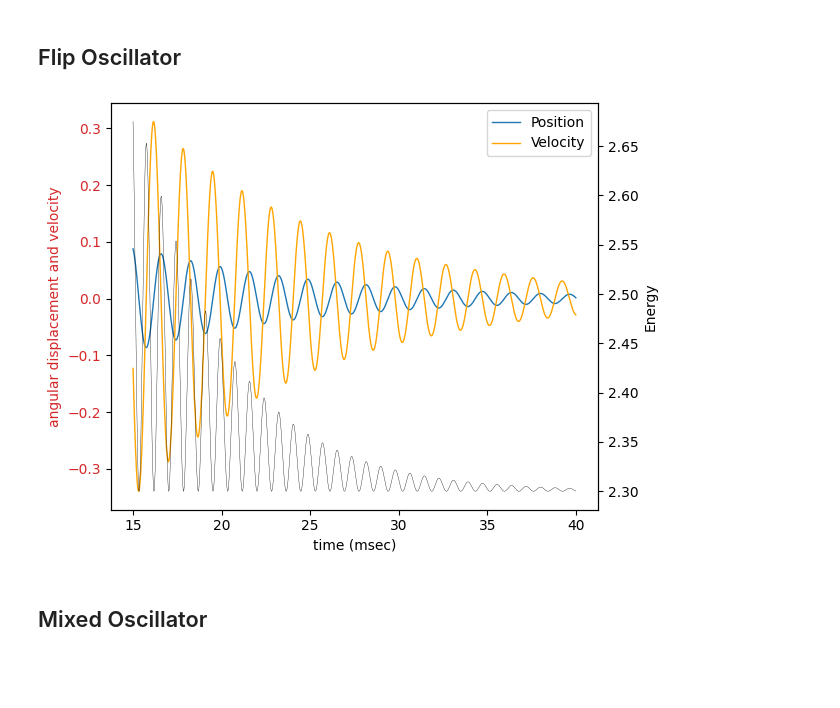
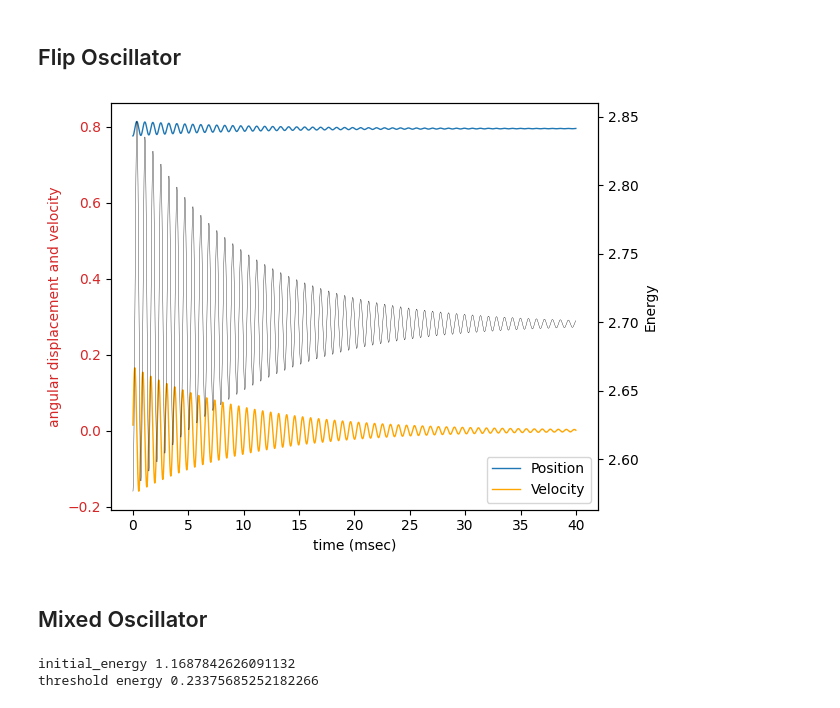
Before and after one commit to ShounakDas101/multibody, a Jupyter notebook: IEEE_Cognition.ipynb, the cells around one changed output. Drawn from its saved outputs; the diff is of its cells as text; code cells hidden in the pictures; blank space fills up the shorter version.

```diff
--- a/IEEE_Cognition.ipynb
+++ b/IEEE_Cognition.ipynb
@@ -8,9 +8,9 @@ from scipy.integrate import odeint
 import random as rnd
 # %%
 I=1.0
-a=5.0
+a=4.0
 b=0.2
-c=2.3
+c=5.0
 f=0.3  # it should be a fraction
 w2=a/I # it is actually square of angular frequency
 
@@ -47,2 +47,13 @@ plt.grid(True)
 # %% [markdown]
 ## Pure Oscillator
+# %%
+def physical_osc(x,t):
+    if   x[0] > 0.5*np.pi:
+        x[0]=0.5*np.pi - x[0] # oscillate between -pi/2 to +pi/2
+    elif x[0]< -0.5*np.pi:
+        x[0]=x[0] - 0.5*np.pi # oscillate between -pi/2 to +pi/2
+    #return  [x[1], -a*np.sin(x[0]) ]
+    #return  [x[1], - f*a*N*np.sin(N*x[0]) ]
+    #return  [x[1], -a*np.sin(x[0]) - f*a*N*np.sin(N*x[0]) ]
+    #return  [x[1], -a*np.sin(x[0])  - f*a*N*np.sin(N*x[0]) - b*x[1] ]
+    return  [x[1], -a*np.sin(x[0]) - f*a*N*np.sin(N*x[0]) - b*x[1]+ c*np.sin(x[0])]
@@ -49,7 +123,8 @@ plt.grid(True)
 # %%
-def physical_osc(x,t):
+
+def flip_osc(x, t):
     if   x[0] > 0.5*np.pi:
         x[0]=0.5*np.pi - x[0] # oscillate between -pi/2 to +pi/2
     elif x[0]< -0.5*np.pi:
         x[0]=x[0] - 0.5*np.pi # oscillate between -pi/2 to +pi/2
-    return  [x[1], -a*np.sin(x[0]) ] # -b*x[1] - f*a*np.sin(N*x[0]) + c*np.sin(x[0])]
+    return  [x[1], -a*np.sin(x[0]) -b*x[1] - f*a*N*np.sin(N*x[0]) + c*np.sin(x[0])]
@@ -114,11 +131,3 @@ def coupled_osc(x, t):
-# %%
-
-def flip_osc(x, t):
-    if   x[0] > 0.5*np.pi:
-        x[0]=0.5*np.pi - x[0] # oscillate between -pi/2 to +pi/2
-    elif x[0]< -0.5*np.pi:
-        x[0]=x[0] - 0.5*np.pi # oscillate between -pi/2 to +pi/2
-    return  [x[1], -a*np.sin(x[0]) -b*x[1] - f*a*np.sin(N*x[0]) + c*np.sin(x[0])]
 # %% [markdown]
 ## Flip Oscillator
 # %%
@@ -133,50 +142,50 @@ enrg_array = np.zeros(no_of_samples)  # energy
 mean_array = np.zeros(no_of_samples)  # mean enegy
 tou_array  = np.ones(no_of_samples)  # tou
 my_time = [0,1e-2] # odeint takes time in terms of array only, h=t1-t0
-theta = 0.5*np.pi/2
+theta = np.pi/4 - 0.01 # never theta = pi/2 or -pi/2
 omega =0
 init_value =[theta, omega] # odeint takes init_value in terms of array only
 for i in range(0,no_of_samples,1):
 
     # Calculate the average of the last 150 elements
     if i<avg_samples:
         mean_array[i] = enrg_array[i]
     else :
         mean_array[i] = np.mean(enrg_array[i-avg_samples:i])
-    enrg_array[i]= a*(1-np.cos(theta))+ f*a*(1-np.cos(N*theta)) + c*np.cos(theta)
+    enrg_array[i]= 0.5*I*omega*omega + a*(1-np.cos(theta))+ f*a*(1-np.cos(N*theta)) + c*(1-np.cos(theta))
     solution = odeint(flip_osc, init_value, my_time)
     posi_array[i]=solution[1,0]
     velo_array[i]=solution[1,1]
     theta=posi_array[i]
     omega=velo_array[i]
     init_value=[theta, omega]
     time_array[i]=i*1e-2
 
 
 fig, ax1 = plt.subplots()
 color = 'tab:red'
 ax1.set_xlabel('time (msec)')
 ax1.set_ylabel('angular displacement and velocity', color=color)
-ax1.plot(time_array[1500:], posi_array[1500:], time_array[1500:], velo_array[1500:],  'orange', linewidth = 1)
+ax1.plot(time_array[0:], posi_array[0:], time_array[0:], velo_array[0:],  'orange', linewidth = 1)
 ax1.tick_params(axis='y', labelcolor=color)
 ax1.legend(['Position', 'Velocity'])
 ax2 = ax1.twinx()  # instantiate a second axes that shares the same x-axis
 
 color = 'tab:blue'
 ax2.set_ylabel('Energy', color='black')  # we already handled the x-label with ax1
-ax2.plot(time_array[1500:], enrg_array[1500:], color='black', linewidth = 0.25)
+ax2.plot(time_array[0:], enrg_array[0:], color='black', linewidth = 0.25)
 ax2.tick_params(axis='y', labelcolor='black')
 #ax2.legend(['Energy'])
 fig.tight_layout()  # otherwise the right y-label is slightly clipped
 plt.show()
 # %% [output]
-[figure, old version]
+[figure, new version]
 # %% [markdown]
 ## Mixed Oscillator
 # %%
 # Next, we create an array of the desired times for the solution.
-no_of_samples = 12000
-tou_0=100
+no_of_samples = 5000
+tou_0=10
 delay =50
 # Create an empty NumPy array of zeros
 time_array = np.zeros(no_of_samples)
@@ -186,24 +195,28 @@ enrg_array = np.zeros(no_of_samples)  # energy
 mean_array = np.zeros(no_of_samples)  # mean enegy
 tou_array  = np.ones(no_of_samples)  # tou
 my_time = [0,1e-2] # odeint takes time in terms of array only, h=t1-t0
-theta = 0.5*np.pi/2
+theta = np.pi/4 -.001
 omega =0
 init_value =[theta, omega] # odeint takes init_value in terms of array only
+initial_energy = 0.5*I*omega*omega + a*(1-np.cos(theta))+ f*a*(1-np.cos(N*theta))
+
+print("initial_energy",initial_energy)
+print("threshold energy", 0.2*initial_energy)
 for i in range(0,no_of_samples,1):
 
     #tou_array[i] = tou_0*np.exp(enrg_array[i]/300)
     # Calculate the average of the last 150 elements
-    if i<1500:
-        mean_array[i] = enrg_array[i]
-    else :
-        mean_array[i] = np.mean(enrg_array[i-1500:i])
+    #if i<1500:
+    #    mean_array[i] = enrg_array[i]
+    #else :
+    #    mean_array[i] = np.mean(enrg_array[i-1500:i])
     # check tou
-    if  1.41 > mean_array[i] > 1.40 or delay > tou_0 > 0    :  # here condition should be mean_array[i]/kT <1
+    if  1.14 > enrg_array[i]>1.13 : #or delay > tou_0 > 0    :  # here condition should be mean_array[i]/kT <1
             #tou_array[i] = tou_0*np.exp(mean_array[i]/300)
             #c = 0.321       #2*rnd.random()
 
             # Now calculate the free energy Hi
-            enrg_array[i]= a*(1-np.cos(theta))+ f*a*(1-np.cos(N*theta)) + c*np.cos(theta)
+            enrg_array[i]= 0.5*I*omega*omega + a*(1-np.cos(theta))+ f*a*(1-np.cos(N*theta)) + c*(1-np.cos(theta))
 
             #omega1=omega + c*np.sin(theta)*1e-2/I-b
             #theta1=theta + omega*1e-2
@@ -222,7 +235,7 @@ for i in range(0,no_of_samples,1):
     else:
             # Now calculate the free energy Hi
             #tou_array[i] = tou_0*np.exp(mean_array[i]/300)
-            enrg_array[i]= a*(1-np.cos(theta))+ f*a*(1-np.cos(N*theta))
+            enrg_array[i]= 0.5*I*omega*omega + a*(1-np.cos(theta))+ f*a*(1-np.cos(N*theta))
             solution = odeint(coupled_osc, init_value, my_time)
             posi_array[i]=solution[1,0]
             velo_array[i]=solution[1,1]
@@ -238,6 +251,9 @@ for i in range(0,no_of_samples,1):
 
 
     #print (last_five_average,theta,omega)
+# %% [output]
+initial_energy 1.1687842626091132
+threshold energy 0.23375685252182266
 # %%
 
 from matplotlib import colors
```
Also changed, not shown: parts of 11 cells of this notebook.
